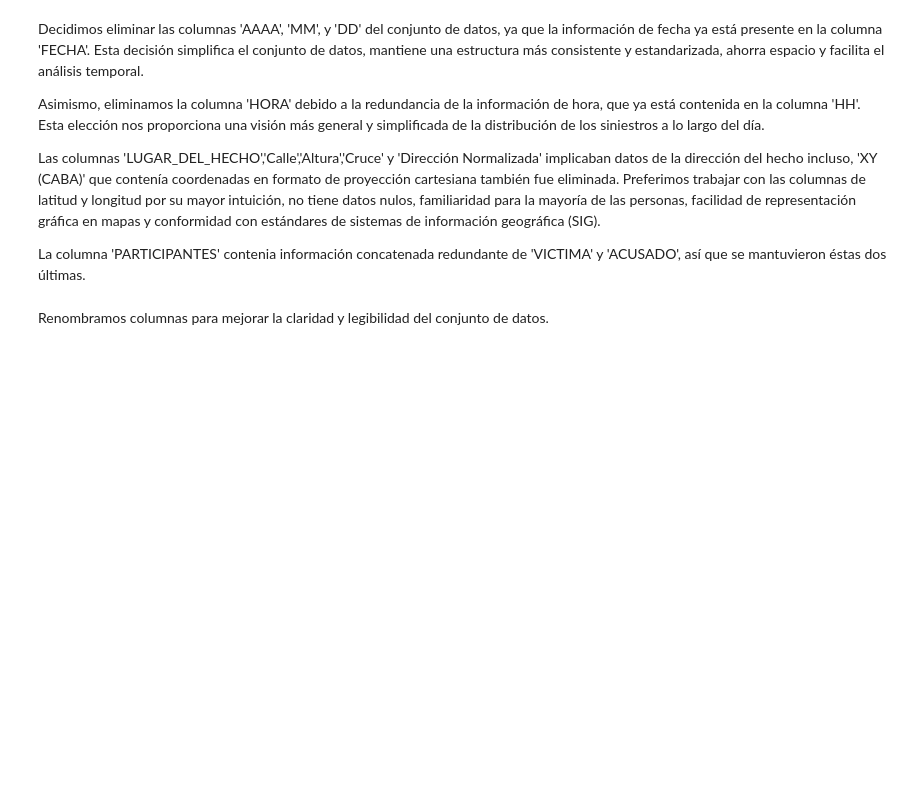
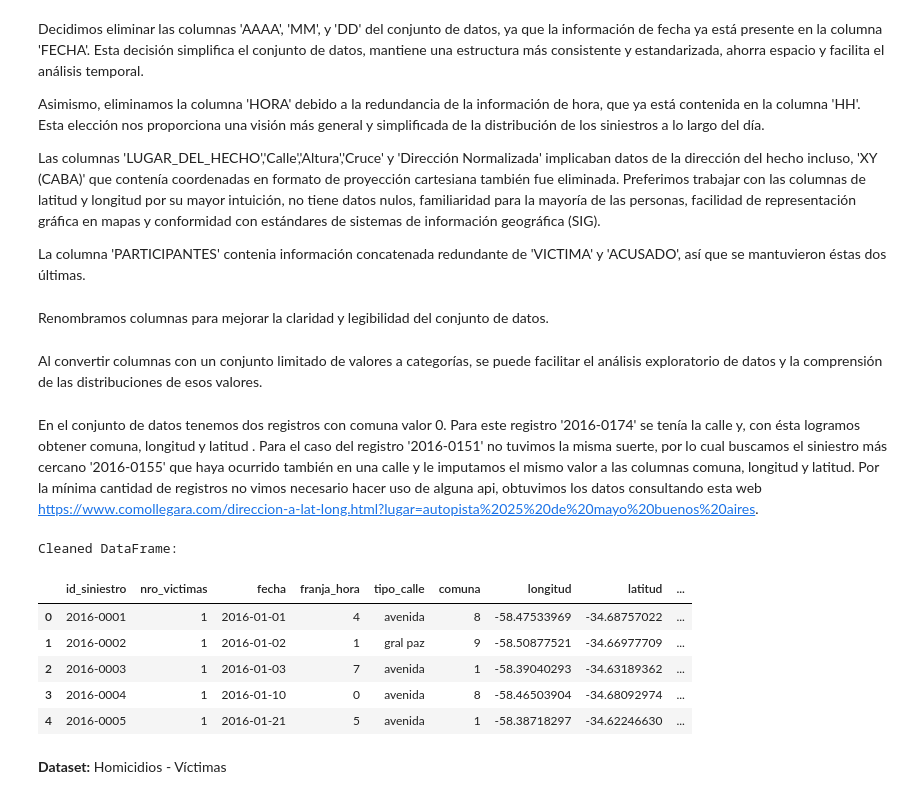
Before and after one commit to Gabbriela07/segundo_integrador_henry, a Jupyter notebook: Archivos_note/01-ETL.ipynb, the cells around one changed output. Drawn from its saved outputs; the diff is of its cells as text; code cells hidden in the pictures; blank space fills up the shorter version.

```diff
--- a/Archivos_note/01-ETL.ipynb
+++ b/Archivos_note/01-ETL.ipynb
@@ -361,0 +123,58 @@ columns_to_int = [ 'nro_victimas', 'franja_hora', 'comuna']
+# %% [markdown]
+Al convertir columnas con un conjunto limitado de valores a categorías, se puede facilitar el análisis exploratorio de datos y la comprensión de las distribuciones de esos valores.
+# %%
+# Invocamos la función 'data_cleaning' para que haga el proceso de limpieza de los datos
+
+h_hechos_dfcleaned = data_cleaning(h_hechos_df,
+                                    strip_spaces=True, # Eliminar espacios en blanco
+                                    lowercase_columns=columns_to_lower, # Convertir a minúsculas
+                                    drop_columns=columns_to_drop,  # Eliminar columnas
+                                    rename_columns=rename_dict,  # Renombrar columnas
+                                    convert_to_int_columns=columns_to_int, #Conversión entero
+                                    categorize_columns=columns_to_categorize # Categorizar columnas
+                                   )
+# %% [markdown]
+En el conjunto de datos tenemos dos registros con comuna valor 0. Para este registro '2016-0174' se tenía la calle y, con ésta logramos obtener comuna, longitud y latitud . Para el caso del registro '2016-0151' no tuvimos la misma suerte, por lo cual buscamos el siniestro más cercano '2016-0155' que haya ocurrido también en una calle y le imputamos el mismo valor a las columnas comuna, longitud y latitud. Por la mínima cantidad de registros no vimos necesario hacer uso de alguna api, obtuvimos los datos consultando esta web https://www.comollegara.com/direccion-a-lat-long.html?lugar=autopista%2025%20de%20mayo%20buenos%20aires.
+# %%
+# Reemplazar valores
+
+# Definir los registros que deseas reemplazar
+registros_a_reemplazar = [
+    {'id_siniestro': '2016-0174', 'comuna': 7, 'longitud': -58.369529920, 'latitud': -34.622472560}, # Comunas 0
+    {'id_siniestro': '2016-0151', 'comuna': 10, 'longitud': -58.52756365, 'latitud': -34.62772274}, # Comunas 0
+    {'id_siniestro': '2018-0039', 'comuna': 14, 'longitud': -58.457579360, 'latitud': -34.538957930}, #sin longitud/latitud
+    {'id_siniestro': '2020-0026', 'comuna': 14, 'longitud': -58.457579360, 'latitud': -34.538957930}, #sin longitud/latitud
+    {'id_siniestro': '2017-0042', 'comuna': 14, 'longitud': -58.457579360, 'latitud': -34.538957930}, #sin longitud/latitud
+    {'id_siniestro': '2017-0050', 'comuna': 9, 'longitud': -58.481800300, 'latitud': -34.647005340}, #sin longitud/latitud
+    {'id_siniestro': '2017-0051', 'comuna': 7, 'longitud': -58.479447760, 'latitud': -34.678121010}, #sin longitud/latitud
+    {'id_siniestro': '2017-0140', 'comuna': 4, 'longitud': -58.380781350, 'latitud': -34.622364700}, #sin longitud/latitud
+    {'id_siniestro': '2020-0039', 'comuna': 9, 'longitud': -58.483096200, 'latitud': -34.671405150}, #sin longitud/latitud
+    {'id_siniestro': '2021-0023', 'comuna': 4, 'longitud': -58.364905600, 'latitud': -34.622974220}, #sin longitud/latitud
+    {'id_siniestro': '2016-0052', 'comuna': 13, 'longitud': -58.457579360, 'latitud': -34.538957930}, #sin longitud/latitud
+    {'id_siniestro': '2016-0136', 'comuna': 4, 'longitud': -58.363401550, 'latitud': -34.624371200}, #sin longitud/latitud
+]
+
+# Iterar sobre los registros y realizar el reemplazo
+for registro in registros_a_reemplazar:
+    id_siniestro = registro['id_siniestro']
+    comuna = registro['comuna']
+    longitud = registro['longitud']
+    latitud = registro['latitud']
+
+    # Utilizar loc para reemplazar los valores específicos
+    h_hechos_dfcleaned.loc[h_hechos_dfcleaned['id_siniestro'] == id_siniestro, 'comuna'] = comuna
+    h_hechos_dfcleaned.loc[h_hechos_dfcleaned['id_siniestro'] == id_siniestro, 'longitud'] = longitud
+    h_hechos_dfcleaned.loc[h_hechos_dfcleaned['id_siniestro'] == id_siniestro, 'latitud'] = latitud
+# %%
+print("\nCleaned DataFrame:")
+h_hechos_dfcleaned.head()
+# %% [output]
+Cleaned DataFrame:
+|  | id_siniestro | nro_victimas | fecha | franja_hora | tipo_calle | comuna | longitud | latitud | ... |
+| 0 | 2016-0001 | 1 | 2016-01-01 | 4 | avenida | 8 | -58.47533969 | -34.68757022 | ... |
+| 1 | 2016-0002 | 1 | 2016-01-02 | 1 | gral paz | 9 | -58.50877521 | -34.66977709 | ... |
+| 2 | 2016-0003 | 1 | 2016-01-03 | 7 | avenida | 1 | -58.39040293 | -34.63189362 | ... |
+| 3 | 2016-0004 | 1 | 2016-01-10 | 0 | avenida | 8 | -58.46503904 | -34.68092974 | ... |
+| 4 | 2016-0005 | 1 | 2016-01-21 | 5 | avenida | 1 | -58.38718297 | -34.62246630 | ... |
+# %% [markdown]
+__Dataset:__ Homicidios - Víctimas
```
Also changed, not shown: parts of 41 cells of this notebook, 1 other file.
